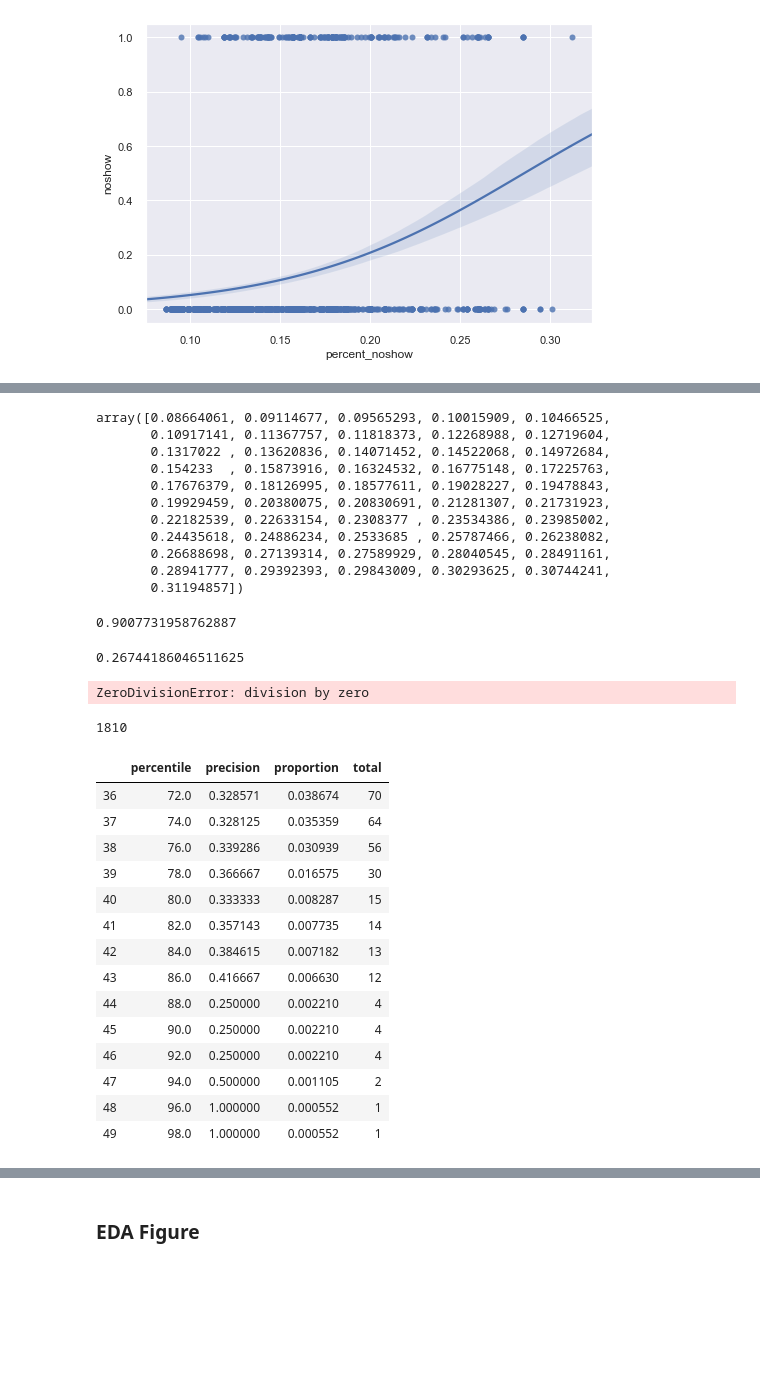
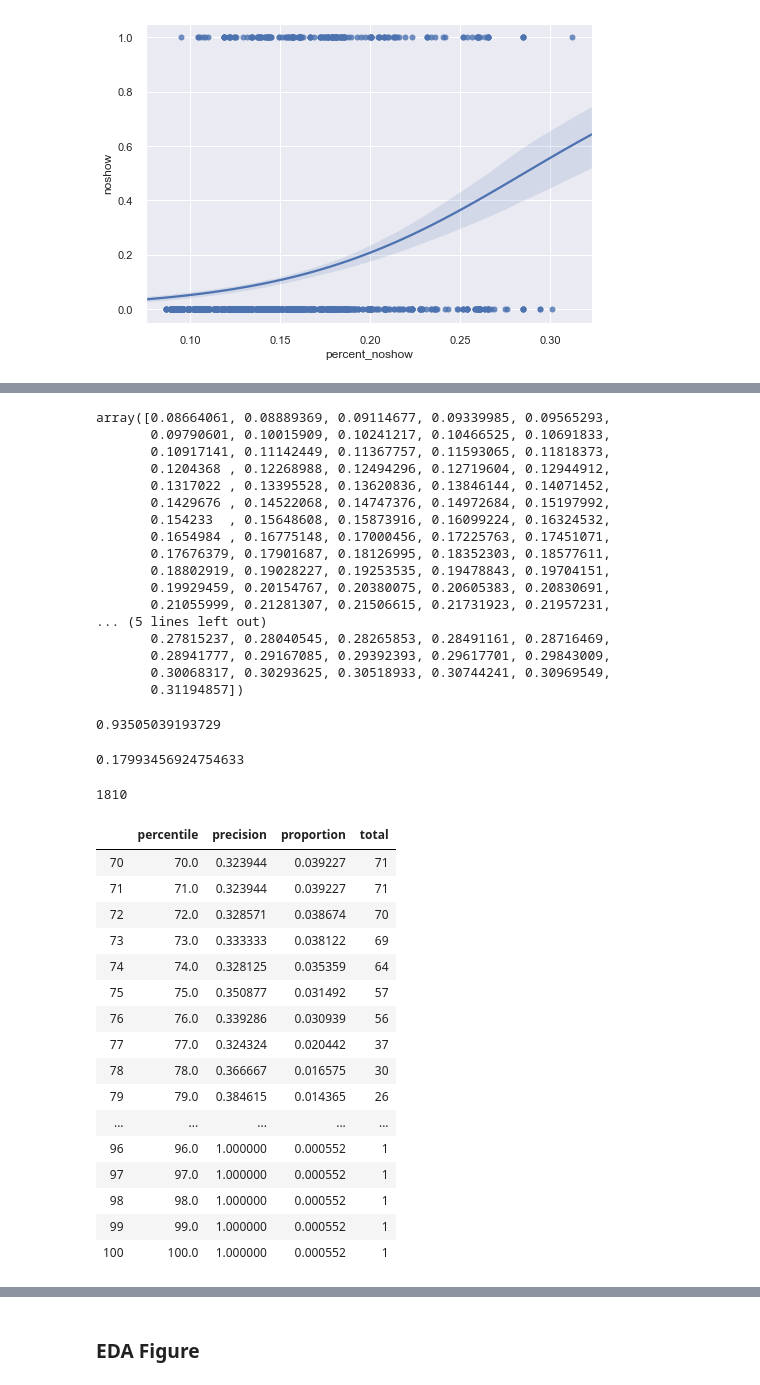
Before and after one commit to TheBeeGuy/No_show_patience, a Jupyter notebook: Ma_Insight_No_Show_Patience.ipynb, the cells around one changed output, grey strips where cells are left out. Drawn from its saved outputs; the diff is of its cells as text; code cells hidden in the pictures; blank space fills up the shorter version.

```diff
--- a/Ma_Insight_No_Show_Patience.ipynb
+++ b/Ma_Insight_No_Show_Patience.ipynb
@@ -600,7 +613,7 @@ test_logistic.savefig("percent_noshow_logistic_test.png")
 # %% [output]
 [figure]
 # %%
-no_show_likely = test_table[test_table['percent_noshow']>0.18407562]
-no_show_unlikely = test_table[test_table['percent_noshow']<0.18407562]
+no_show_likely = test_table[test_table['percent_noshow']>0.15]
+no_show_unlikely = test_table[test_table['percent_noshow']<0.15]
 pd.crosstab(no_show_likely.noshow, no_show_likely.percent_noshow)
 # %% [output]
@@ -617,34 +630,40 @@ def minmax(val_list):
     return (min_val, max_val)
 
 gap = minmax(test_table.percent_noshow)
-step_size = (gap[1]-gap[0])/50
+step_size = (gap[1]-gap[0])/100
 
 cutoffs = np.arange(gap[0], gap[1], step_size)
 cutoffs
 # %% [output]
-array([0.08664061, 0.09114677, 0.09565293, 0.10015909, 0.10466525,
-       0.10917141, 0.11367757, 0.11818373, 0.12268988, 0.12719604,
-       0.1317022 , 0.13620836, 0.14071452, 0.14522068, 0.14972684,
-       0.154233  , 0.15873916, 0.16324532, 0.16775148, 0.17225763,
-       0.17676379, 0.18126995, 0.18577611, 0.19028227, 0.19478843,
-       0.19929459, 0.20380075, 0.20830691, 0.21281307, 0.21731923,
-       0.22182539, 0.22633154, 0.2308377 , 0.23534386, 0.23985002,
-       0.24435618, 0.24886234, 0.2533685 , 0.25787466, 0.26238082,
-       0.26688698, 0.27139314, 0.27589929, 0.28040545, 0.28491161,
-       0.28941777, 0.29392393, 0.29843009, 0.30293625, 0.30744241,
+array([0.08664061, 0.08889369, 0.09114677, 0.09339985, 0.09565293,
+       0.09790601, 0.10015909, 0.10241217, 0.10466525, 0.10691833,
+       0.10917141, 0.11142449, 0.11367757, 0.11593065, 0.11818373,
+       0.1204368 , 0.12268988, 0.12494296, 0.12719604, 0.12944912,
+       0.1317022 , 0.13395528, 0.13620836, 0.13846144, 0.14071452,
+       0.1429676 , 0.14522068, 0.14747376, 0.14972684, 0.15197992,
+       0.154233  , 0.15648608, 0.15873916, 0.16099224, 0.16324532,
+       0.1654984 , 0.16775148, 0.17000456, 0.17225763, 0.17451071,
+       0.17676379, 0.17901687, 0.18126995, 0.18352303, 0.18577611,
+       0.18802919, 0.19028227, 0.19253535, 0.19478843, 0.19704151,
+       0.19929459, 0.20154767, 0.20380075, 0.20605383, 0.20830691,
+       0.21055999, 0.21281307, 0.21506615, 0.21731923, 0.21957231,
+... (5 lines left out)
+       0.27815237, 0.28040545, 0.28265853, 0.28491161, 0.28716469,
+       0.28941777, 0.29167085, 0.29392393, 0.29617701, 0.29843009,
+       0.30068317, 0.30293625, 0.30518933, 0.30744241, 0.30969549,
        0.31194857])
 # %%
 no_show_unlikely[no_show_unlikely.noshow ==0].shape[0] /no_show_unlikely.shape[0]
 # %% [output]
-0.9007731958762887
+0.93505039193729
 # %%
 no_show_likely[no_show_likely.noshow ==1].shape[0] /no_show_likely.shape[0]
 # %% [output]
-0.26744186046511625
+0.17993456924754633
 # %%
 no_show_precision = []
 for i in cutoffs:
-    no_show_likely = test_table[test_table['percent_noshow']>i]
+    no_show_likely = test_table[test_table['percent_noshow']>=i]
     no_show_unlikely = test_table[test_table['percent_noshow']<i]
     precision = no_show_likely[no_show_likely.noshow ==1].shape[0] /no_show_likely.shape[0]
     percentage = (i-gap[0])/(gap[1]-gap[0])*100
@@ -652,31 +671,32 @@ for i in cutoffs:
     total = no_show_likely.shape[0]
     data = [percentage, precision, proportion, total]
     no_show_precision.append(data)
-# %% [output]
-ZeroDivisionError: division by zero
 # %%
 test_table.shape[0]
 # %% [output]
 1810
 # %%
 no_show_precision = pd.DataFrame(no_show_precision, columns = ['percentile', 'precision', 'proportion', 'total'])
+no_show_precision.to_csv(cwd + "/data/no_show_precision.csv")
 no_show_precision[no_show_precision['percentile']>70]
 # %% [output]
 |  | percentile | precision | proportion | total |
-| 36 | 72.0 | 0.328571 | 0.038674 | 70 |
-| 37 | 74.0 | 0.328125 | 0.035359 | 64 |
-| 38 | 76.0 | 0.339286 | 0.030939 | 56 |
-| 39 | 78.0 | 0.366667 | 0.016575 | 30 |
-| 40 | 80.0 | 0.333333 | 0.008287 | 15 |
-| 41 | 82.0 | 0.357143 | 0.007735 | 14 |
-| 42 | 84.0 | 0.384615 | 0.007182 | 13 |
-| 43 | 86.0 | 0.416667 | 0.006630 | 12 |
-| 44 | 88.0 | 0.250000 | 0.002210 | 4 |
-| 45 | 90.0 | 0.250000 | 0.002210 | 4 |
-| 46 | 92.0 | 0.250000 | 0.002210 | 4 |
-| 47 | 94.0 | 0.500000 | 0.001105 | 2 |
-| 48 | 96.0 | 1.000000 | 0.000552 | 1 |
-| 49 | 98.0 | 1.000000 | 0.000552 | 1 |
+| 70 | 70.0 | 0.323944 | 0.039227 | 71 |
+| 71 | 71.0 | 0.323944 | 0.039227 | 71 |
+| 72 | 72.0 | 0.328571 | 0.038674 | 70 |
+| 73 | 73.0 | 0.333333 | 0.038122 | 69 |
+| 74 | 74.0 | 0.328125 | 0.035359 | 64 |
+| 75 | 75.0 | 0.350877 | 0.031492 | 57 |
+| 76 | 76.0 | 0.339286 | 0.030939 | 56 |
+| 77 | 77.0 | 0.324324 | 0.020442 | 37 |
+| 78 | 78.0 | 0.366667 | 0.016575 | 30 |
+| 79 | 79.0 | 0.384615 | 0.014365 | 26 |
+| ... | ... | ... | ... | ... |
+| 96 | 96.0 | 1.000000 | 0.000552 | 1 |
+| 97 | 97.0 | 1.000000 | 0.000552 | 1 |
+| 98 | 98.0 | 1.000000 | 0.000552 | 1 |
+| 99 | 99.0 | 1.000000 | 0.000552 | 1 |
+| 100 | 100.0 | 1.000000 | 0.000552 | 1 |
 # %%
 from matplotlib import pyplot
 
```
Also changed, not shown: parts of 21 cells of this notebook, 35 other files.
